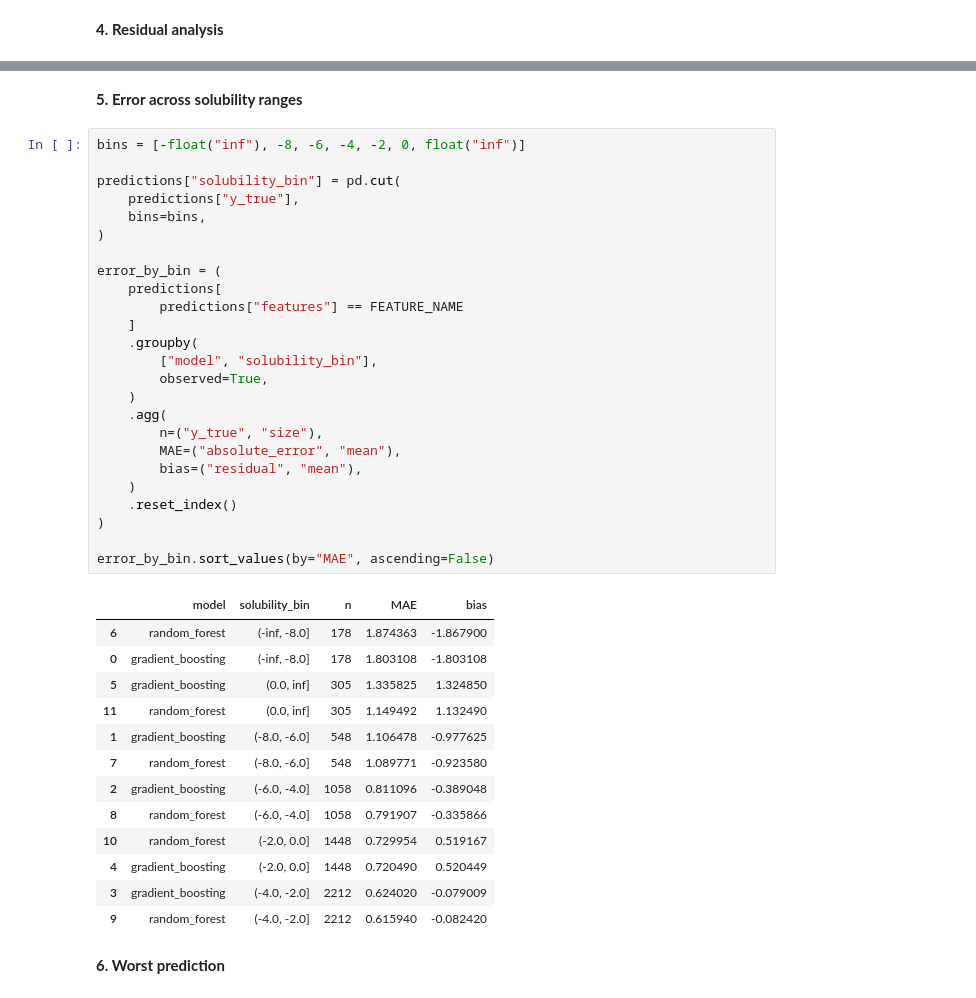
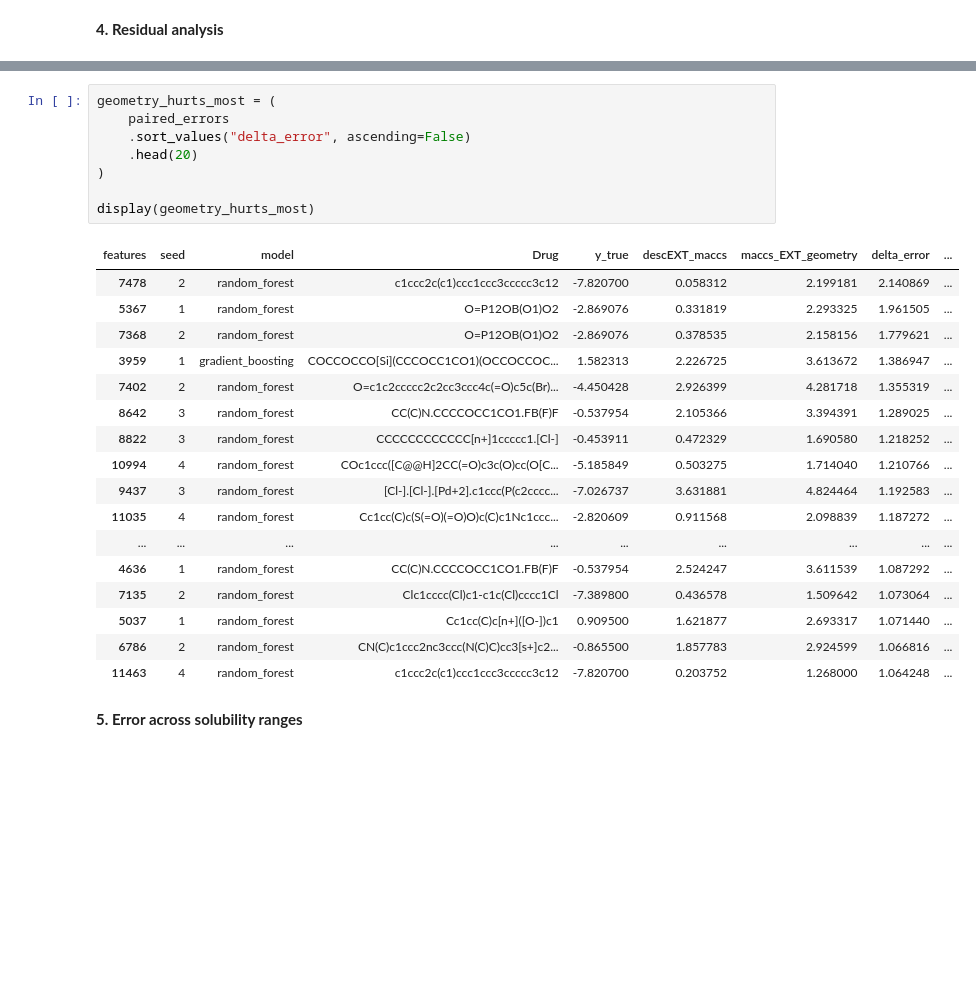
Before and after one commit to alexcorbero/admet-ml, a Jupyter notebook: notebooks/05_model_evaluation.ipynb, the cells around one changed output, grey strips where cells are left out. Cells and saved outputs as stored; diff of their text form; blank space fills up the shorter version.

```diff
--- a/notebooks/05_model_evaluation.ipynb
+++ b/notebooks/05_model_evaluation.ipynb
@@ -266,43 +408,28 @@ for model_name in MODELS:
+# %%
+geometry_hurts_most = (
+    paired_errors
+    .sort_values("delta_error", ascending=False)
+    .head(20)
+)
+
+display(geometry_hurts_most)
+# %% [output]
+| features | seed | model | Drug | y_true | descEXT_maccs | maccs_EXT_geometry | delta_error | ... |
+| 7478 | 2 | random_forest | c1ccc2c(c1)ccc1ccc3ccccc3c12 | -7.820700 | 0.058312 | 2.199181 | 2.140869 | ... |
+| 5367 | 1 | random_forest | O=P12OB(O1)O2 | -2.869076 | 0.331819 | 2.293325 | 1.961505 | ... |
+| 7368 | 2 | random_forest | O=P12OB(O1)O2 | -2.869076 | 0.378535 | 2.158156 | 1.779621 | ... |
+| 3959 | 1 | gradient_boosting | COCCOCCO[Si](CCCOCC1CO1)(OCCOCCOC... | 1.582313 | 2.226725 | 3.613672 | 1.386947 | ... |
+| 7402 | 2 | random_forest | O=c1c2ccccc2c2cc3ccc4c(=O)c5c(Br)... | -4.450428 | 2.926399 | 4.281718 | 1.355319 | ... |
+| 8642 | 3 | random_forest | CC(C)N.CCCCOCC1CO1.FB(F)F | -0.537954 | 2.105366 | 3.394391 | 1.289025 | ... |
+| 8822 | 3 | random_forest | CCCCCCCCCCCC[n+]1ccccc1.[Cl-] | -0.453911 | 0.472329 | 1.690580 | 1.218252 | ... |
+| 10994 | 4 | random_forest | COc1ccc([C@@H]2CC(=O)c3c(O)cc(O[C... | -5.185849 | 0.503275 | 1.714040 | 1.210766 | ... |
+| 9437 | 3 | random_forest | [Cl-].[Cl-].[Pd+2].c1ccc(P(c2cccc... | -7.026737 | 3.631881 | 4.824464 | 1.192583 | ... |
+| 11035 | 4 | random_forest | Cc1cc(C)c(S(=O)(=O)O)c(C)c1Nc1ccc... | -2.820609 | 0.911568 | 2.098839 | 1.187272 | ... |
+| ... | ... | ... | ... | ... | ... | ... | ... | ... |
+| 4636 | 1 | random_forest | CC(C)N.CCCCOCC1CO1.FB(F)F | -0.537954 | 2.524247 | 3.611539 | 1.087292 | ... |
+| 7135 | 2 | random_forest | Clc1cccc(Cl)c1-c1c(Cl)cccc1Cl | -7.389800 | 0.436578 | 1.509642 | 1.073064 | ... |
+| 5037 | 1 | random_forest | Cc1cc(C)c[n+]([O-])c1 | 0.909500 | 1.621877 | 2.693317 | 1.071440 | ... |
+| 6786 | 2 | random_forest | CN(C)c1ccc2nc3ccc(N(C)C)cc3[s+]c2... | -0.865500 | 1.857783 | 2.924599 | 1.066816 | ... |
+| 11463 | 4 | random_forest | c1ccc2c(c1)ccc1ccc3ccccc3c12 | -7.820700 | 0.203752 | 1.268000 | 1.064248 | ... |
 # %% [markdown]
 **5. Error across solubility ranges**
-# %%
-bins = [-float("inf"), -8, -6, -4, -2, 0, float("inf")]
-
-predictions["solubility_bin"] = pd.cut(
-    predictions["y_true"],
-    bins=bins,
-)
-
-error_by_bin = (
-    predictions[
-        predictions["features"] == FEATURE_NAME
-    ]
-    .groupby(
-        ["model", "solubility_bin"],
-        observed=True,
-    )
-    .agg(
-        n=("y_true", "size"),
-        MAE=("absolute_error", "mean"),
-        bias=("residual", "mean"),
-    )
-    .reset_index()
-)
-
-error_by_bin.sort_values(by="MAE", ascending=False)
-# %% [output]
-|  | model | solubility_bin | n | MAE | bias |
-| 6 | random_forest | (-inf, -8.0] | 178 | 1.874363 | -1.867900 |
-| 0 | gradient_boosting | (-inf, -8.0] | 178 | 1.803108 | -1.803108 |
-| 5 | gradient_boosting | (0.0, inf] | 305 | 1.335825 | 1.324850 |
-| 11 | random_forest | (0.0, inf] | 305 | 1.149492 | 1.132490 |
-| 1 | gradient_boosting | (-8.0, -6.0] | 548 | 1.106478 | -0.977625 |
-| 7 | random_forest | (-8.0, -6.0] | 548 | 1.089771 | -0.923580 |
-| 2 | gradient_boosting | (-6.0, -4.0] | 1058 | 0.811096 | -0.389048 |
-| 8 | random_forest | (-6.0, -4.0] | 1058 | 0.791907 | -0.335866 |
-| 10 | random_forest | (-2.0, 0.0] | 1448 | 0.729954 | 0.519167 |
-| 4 | gradient_boosting | (-2.0, 0.0] | 1448 | 0.720490 | 0.520449 |
-| 3 | gradient_boosting | (-4.0, -2.0] | 2212 | 0.624020 | -0.079009 |
-| 9 | random_forest | (-4.0, -2.0] | 2212 | 0.615940 | -0.082420 |
-# %% [markdown]
-**6. Worst prediction**
```
Also changed, not shown: parts of 32 cells of this notebook.
